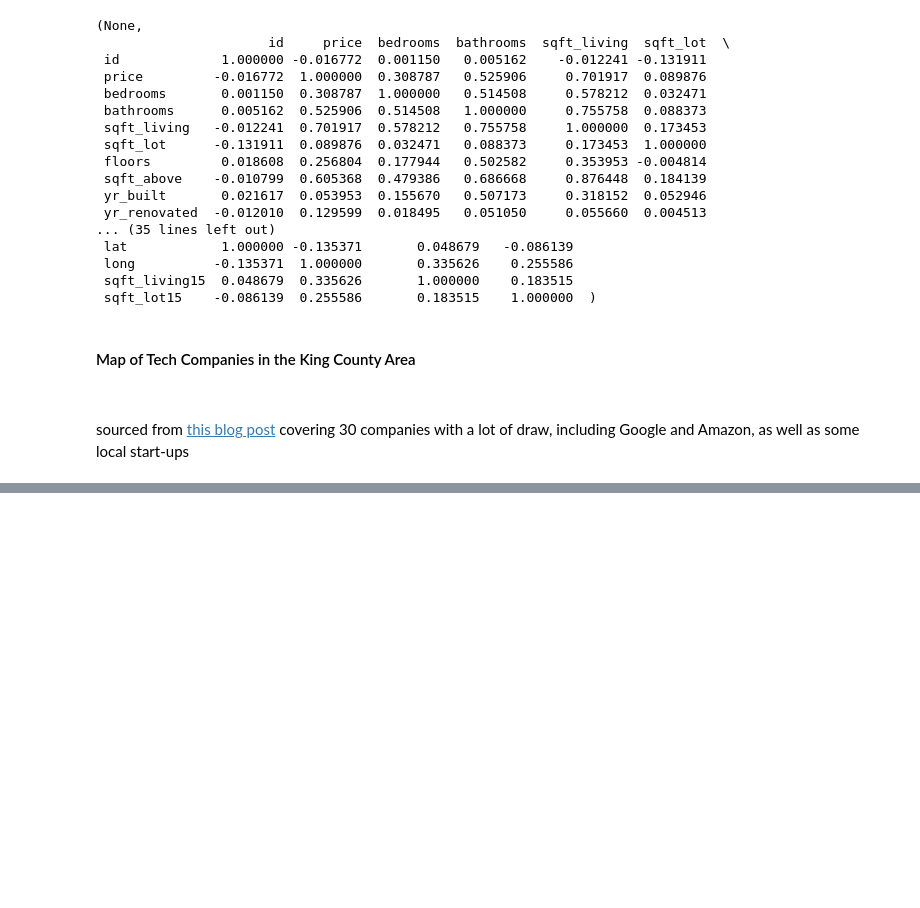
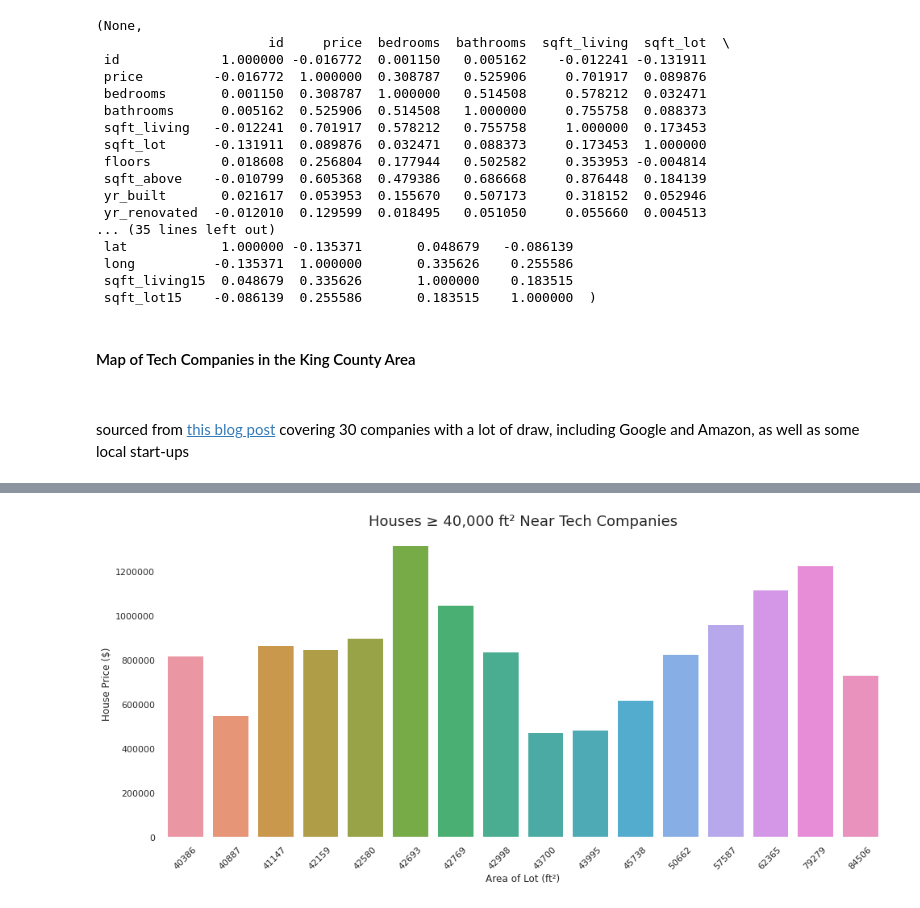
Before and after one commit to axoaxonic/green-housing-dev-analysis-project, a Jupyter notebook: green-housing-dev-analysis.ipynb, the cells around one changed output, grey strips where cells are left out. Saved outputs shown, nothing was run; the diff lists cells and outputs as text; code cells hidden in the pictures; blank space fills up the shorter version.

```diff
--- a/green-housing-dev-analysis.ipynb
+++ b/green-housing-dev-analysis.ipynb
@@ -190,0 +312,22 @@ Questions to consider:
+# %%
+# Plot showing the price range of lots in the range of possibilities to allow for multi-family homes to be developed,
+# houses ≥ 40,000 ft², that are located in the same zip codes as our list of tech companies.
+
+zip_lot_size = clean_null.loc[(clean_null['zipcode'].isin([98052,98102,98103,98105,98109,98119,98121,98134,98164]))
+                              & (clean_null['sqft_lot'] >= 40000)]
+
+fig, ax = plt.subplots(figsize=(16,7))
+
+sns.set(rc={'axes.facecolor':'white', 'figure.facecolor':'lightgreen'})
+sns.barplot(data=zip_lot_size, x='sqft_lot', y='price');
+
+# plt.bar(data=zip_lot_size, x='sqft_living', height='price')
+plt.title('Houses ≥ 40,000 ft² Near Tech Companies', fontsize=18)
+plt.xlabel('Area of Lot (ft²)')
+plt.ylabel('House Price ($)')
+plt.xticks(rotation=45)
+# plt.yticks(labels=((zip_lot_size['price'])/100))
+plt.gcf().axes[0].yaxis.get_major_formatter().set_scientific(False)
+plt.show()
+# %% [output]
+[figure, added]
```
Also changed, not shown: parts of 23 cells of this notebook, 3 other files.
